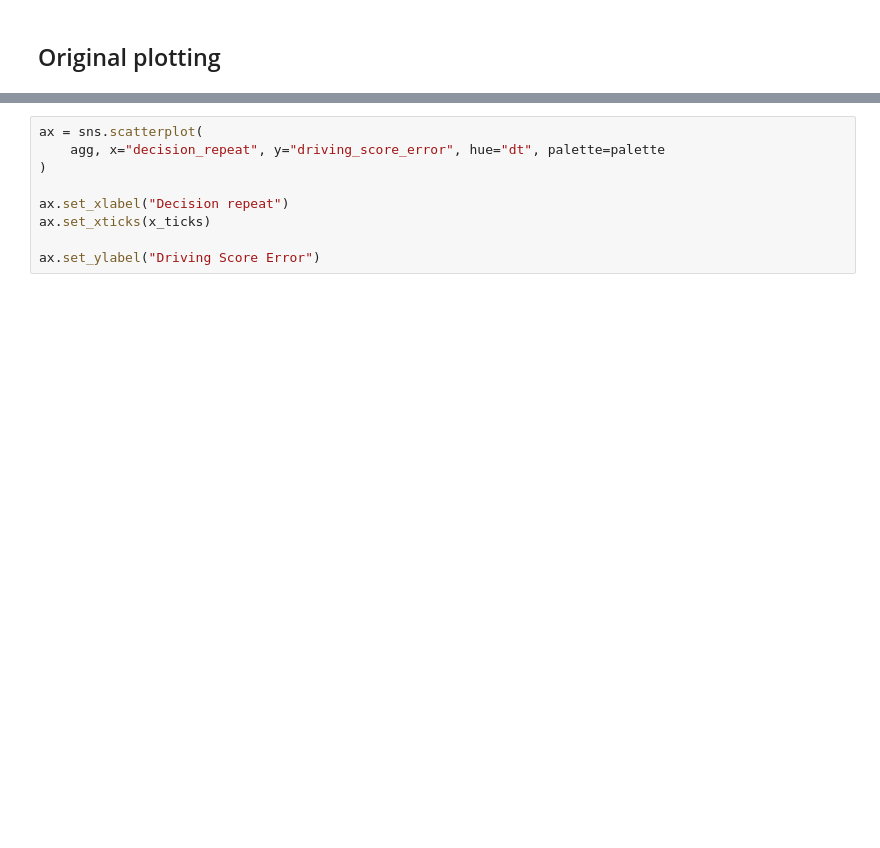
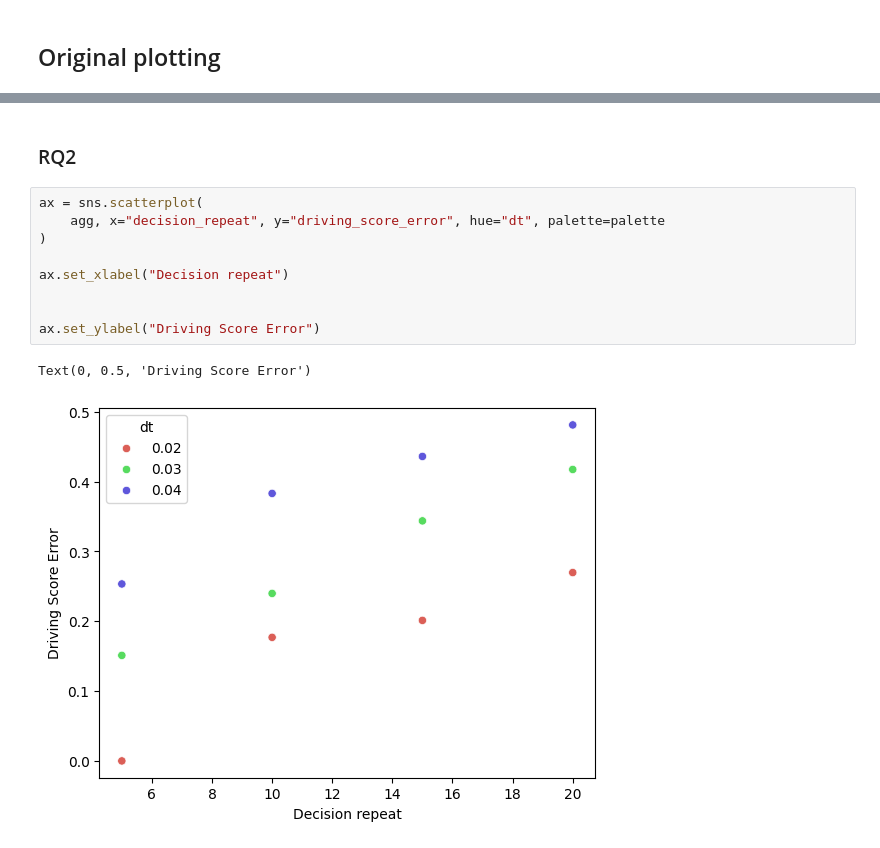
Before and after one commit to olek-osikowicz/metadrive, a Jupyter notebook: olek/analyze_rq1_rq2.ipynb, the cells around one changed output, grey strips where cells are left out. Saved outputs shown, nothing was run; the diff lists cells and outputs as text; blank space fills up the shorter version.

```diff
--- a/olek/analyze_rq1_rq2.ipynb
+++ b/olek/analyze_rq1_rq2.ipynb
@@ -123,9 +163,14 @@ ax.set_xticks(x_ticks)
+# %% [markdown]
+### RQ2
 # %%
 ax = sns.scatterplot(
     agg, x="decision_repeat", y="driving_score_error", hue="dt", palette=palette
 )
 
 ax.set_xlabel("Decision repeat")
-ax.set_xticks(x_ticks)
+
 
 ax.set_ylabel("Driving Score Error")
+# %% [output]
+Text(0, 0.5, 'Driving Score Error')
+[figure, added]
```
Also changed, not shown: parts of 13 cells of this notebook.
